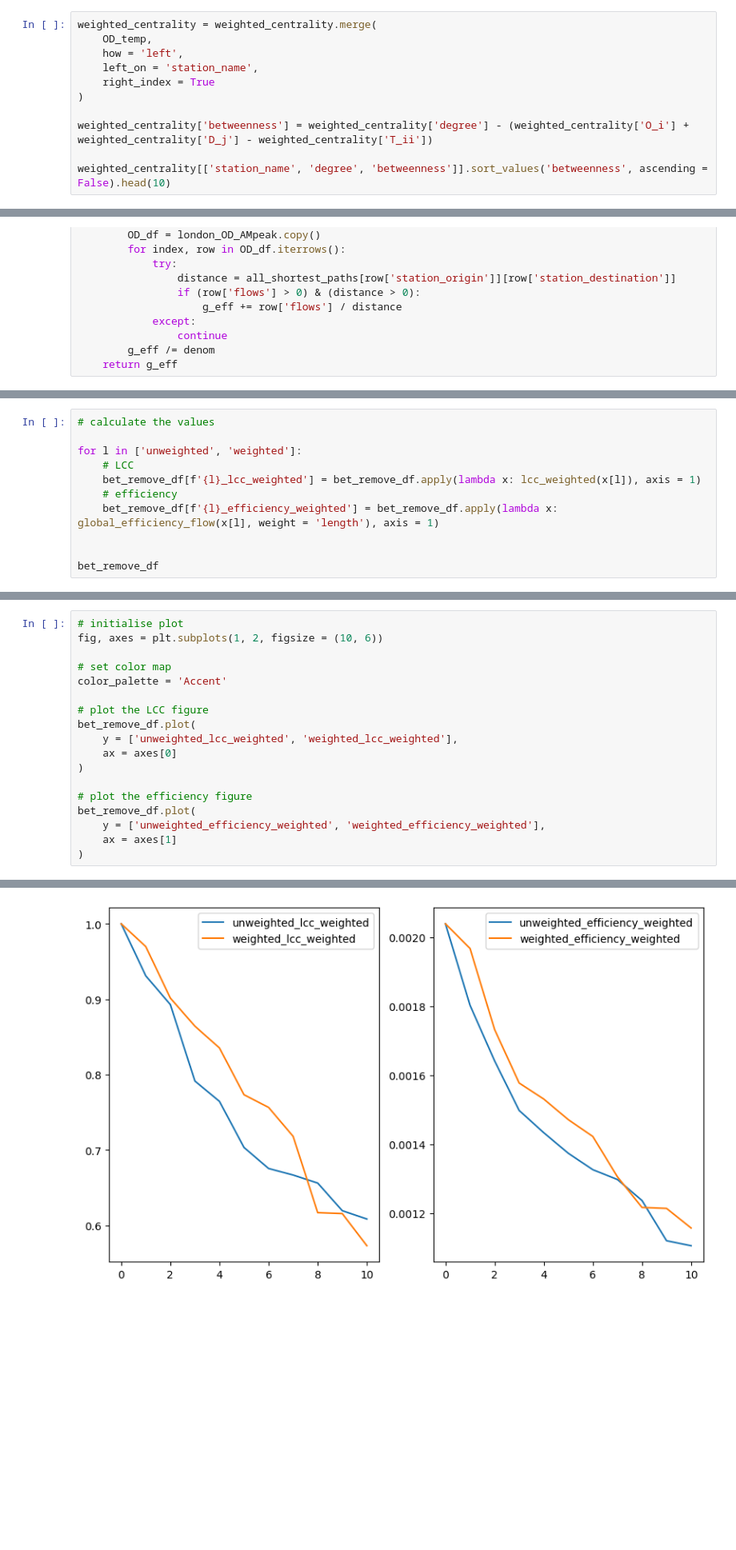
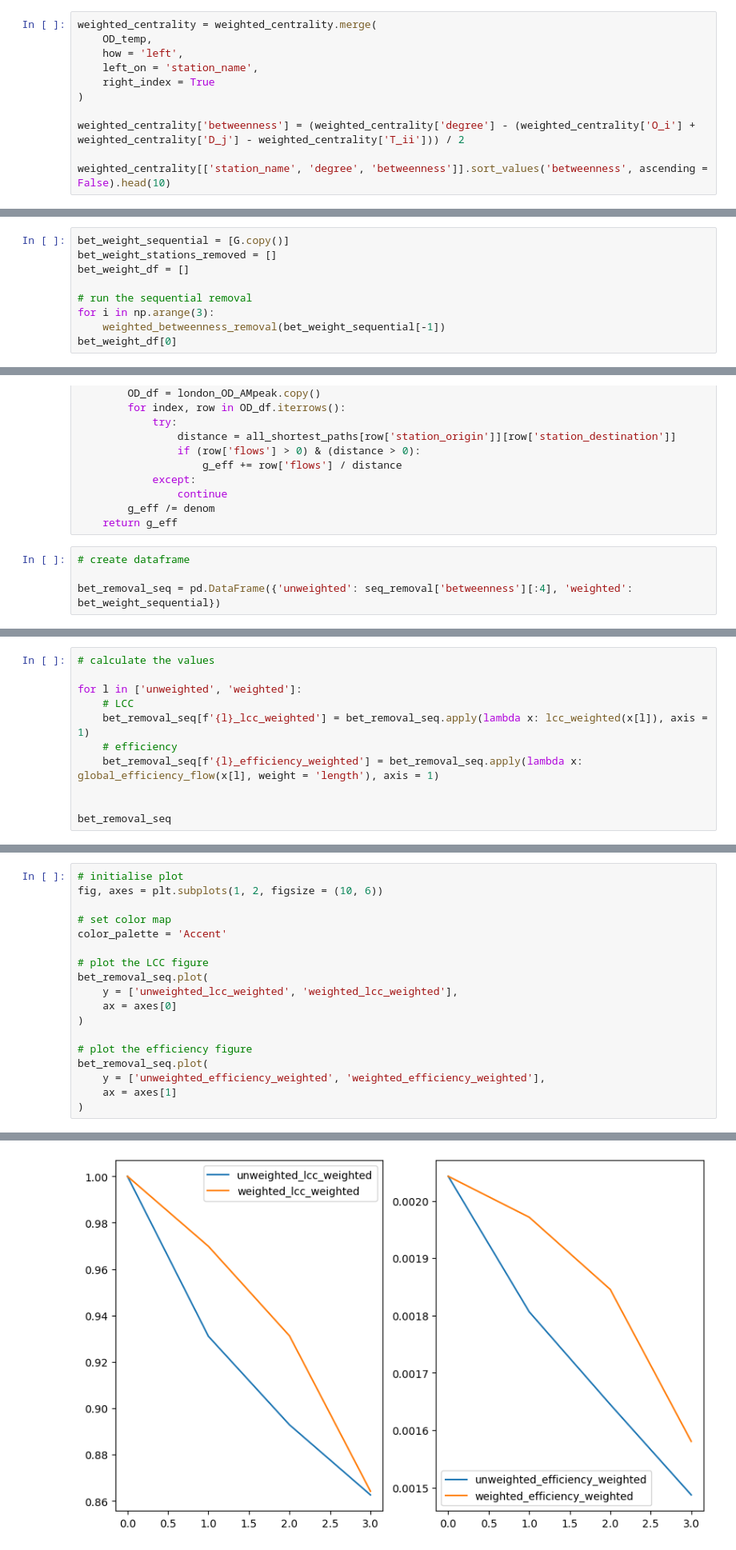
Before and after one commit to sokimura39/Urban_Simulation_Report, a Jupyter notebook: 01_network_analysis.ipynb, the cells around one changed output, grey strips where cells are left out. Shown at 80% size. Cells and saved outputs as stored; diff of their text form; blank space fills up the shorter version.

Commit message:
Transferred to sequential removal

```diff
--- a/01_network_analysis.ipynb
+++ b/01_network_analysis.ipynb
@@ -1067,7 +1069,7 @@ weighted_centrality = weighted_centrality.merge(
     right_index = True
 )
 
-weighted_centrality['betweenness'] = weighted_centrality['degree'] - (weighted_centrality['O_i'] + weighted_centrality['D_j'] - weighted_centrality['T_ii'])
+weighted_centrality['betweenness'] = (weighted_centrality['degree'] - (weighted_centrality['O_i'] + weighted_centrality['D_j'] - weighted_centrality['T_ii'])) / 2
 
 weighted_centrality[['station_name', 'degree', 'betweenness']].sort_values('betweenness', ascending = False).head(10)
 # %% [output]
@@ -1145,0 +1239,9 @@ bet_remove_df = pd.DataFrame.from_dict(bet_networks)
+# %%
+bet_weight_sequential = [G.copy()]
+bet_weight_stations_removed = []
+bet_weight_df = []
+
+# run the sequential removal
+for i in np.arange(3):
+    weighted_betweenness_removal(bet_weight_sequential[-1])
+bet_weight_df[0]
@@ -1182,3 +1322,7 @@ def global_efficiency_flow(G, weight=None):
                 continue
         g_eff /= denom
     return g_eff
+# %%
+# create dataframe
+
+bet_removal_seq = pd.DataFrame({'unweighted': seq_removal['betweenness'][:4], 'weighted': bet_weight_sequential})
@@ -1187,11 +1339,11 @@ def global_efficiency_flow(G, weight=None):
 
 for l in ['unweighted', 'weighted']:
     # LCC
-    bet_remove_df[f'{l}_lcc_weighted'] = bet_remove_df.apply(lambda x: lcc_weighted(x[l]), axis = 1)
+    bet_removal_seq[f'{l}_lcc_weighted'] = bet_removal_seq.apply(lambda x: lcc_weighted(x[l]), axis = 1)
     # efficiency
-    bet_remove_df[f'{l}_efficiency_weighted'] = bet_remove_df.apply(lambda x: global_efficiency_flow(x[l], weight = 'length'), axis = 1)
+    bet_removal_seq[f'{l}_efficiency_weighted'] = bet_removal_seq.apply(lambda x: global_efficiency_flow(x[l], weight = 'length'), axis = 1)
 
 
-bet_remove_df
+bet_removal_seq
 # %% [output]
 |  | unweighted | weighted | unweighted_lcc_weighted | unweighted_efficiency_weighted | weighted_lcc_weighted | ... |
@@ -1209,23 +1354,23 @@ bet_remove_df
 # %%
 # initialise plot
 fig, axes = plt.subplots(1, 2, figsize = (10, 6))
 
 # set color map
 color_palette = 'Accent'
 
 # plot the LCC figure
-bet_remove_df.plot(
+bet_removal_seq.plot(
     y = ['unweighted_lcc_weighted', 'weighted_lcc_weighted'],
     ax = axes[0]
 )
 
 # plot the efficiency figure
-bet_remove_df.plot(
+bet_removal_seq.plot(
     y = ['unweighted_efficiency_weighted', 'weighted_efficiency_weighted'],
     ax = axes[1]
 )
 # %% [output]
 <Axes: >
-[figure, old version]
+[figure, new version]
 # %%
 #use only the first three
```
Also changed, not shown: parts of 31 cells of this notebook, 3 other files.
